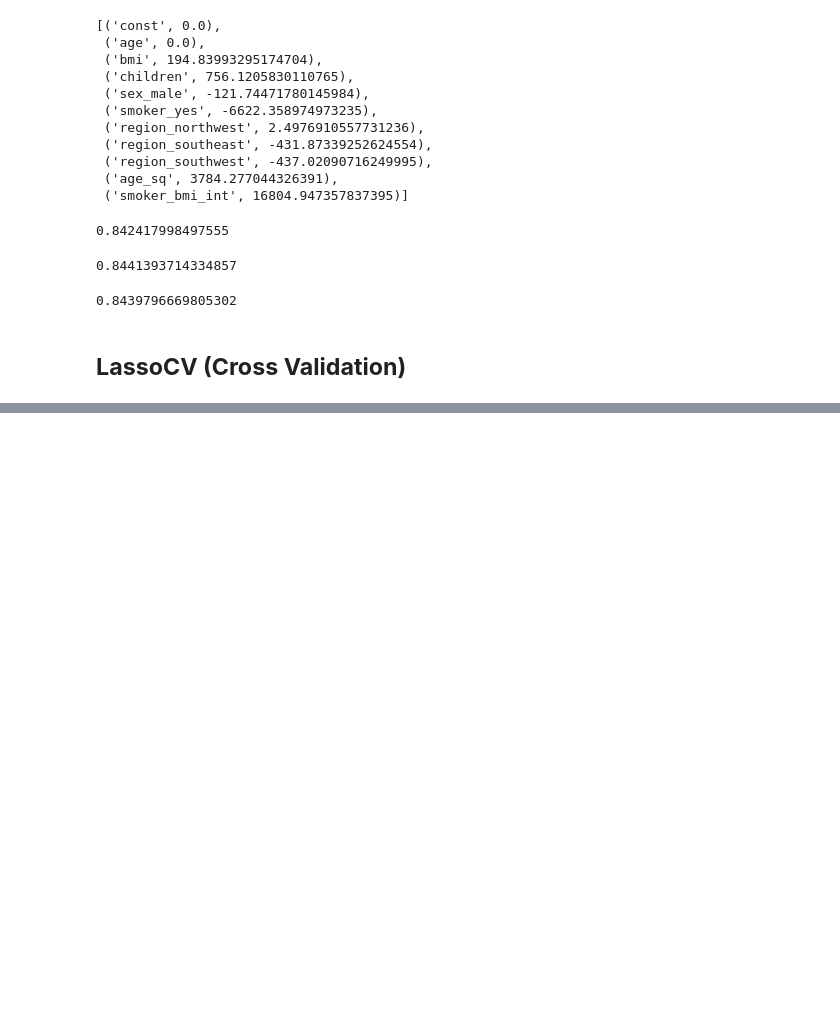
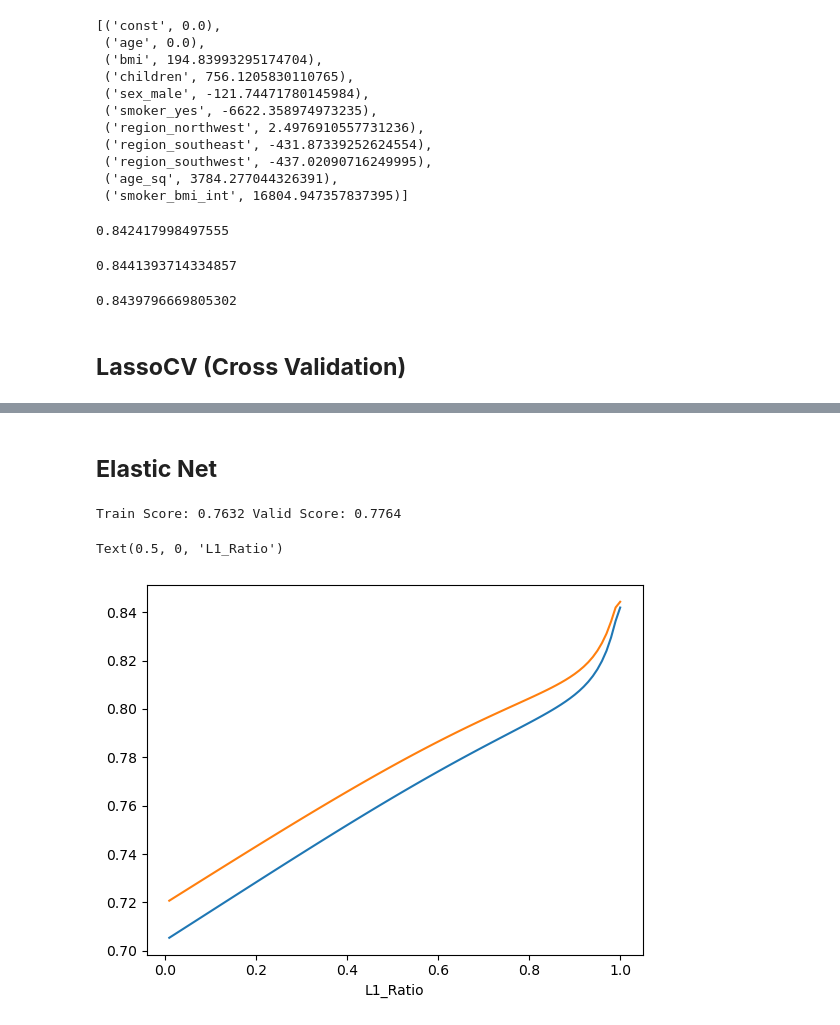
Before and after one commit to Camiloesp/PythonDataScience_SupervisedML, a Jupyter notebook: Regression_and_Forecasting/7_RegularizedRegression.ipynb, the cells around one changed output, grey strips where cells are left out. Cells and saved outputs as stored; diff of their text form; code cells hidden in the pictures; blank space fills up the shorter version.

Commit message:
Regularized Regression Models

```diff
--- a/Regression_and_Forecasting/7_RegularizedRegression.ipynb
+++ b/Regression_and_Forecasting/7_RegularizedRegression.ipynb
@@ -305,0 +326,34 @@ lasso_model.score(X_te, y_test)
+# %% [markdown]
+## **Elastic Net**
+# %%
+from sklearn.linear_model import ElasticNet
+
+enet_model = ElasticNet(alpha=1, l1_ratio=0.5).fit(X_tr, y_train)
+print(
+    f"Train Score: {round(enet_model.score(X_tr, y_train), 4)} "
+    f"Valid Score: {round(enet_model.score(X_val, y_valid), 4)} "
+)
+# %% [output]
+Train Score: 0.7632 Valid Score: 0.7764
+# %%
+train_scores = []
+val_scores = []
+
+l1_ratios = np.linspace(0.01, 1, 100)
+
+for l1_ratio in l1_ratios:
+    enet_model = ElasticNet(alpha=1, l1_ratio=l1_ratio).fit(X_tr, y_train)
+    train_scores.append(enet_model.score(X_tr, y_train))
+    val_scores.append(enet_model.score(X_val, y_valid))
+# %%
+import matplotlib.pyplot as plt
+
+fig, ax = plt.subplots()
+
+ax.plot(l1_ratios, train_scores, label='Train Scores')
+ax.plot(l1_ratios, val_scores, label='Validation Scores')
+
+ax.set_xlabel('L1_Ratio')
+# %% [output]
+Text(0.5, 0, 'L1_Ratio')
+[figure, added]
```
Also changed, not shown: parts of 9 cells of this notebook, 1 other file.
